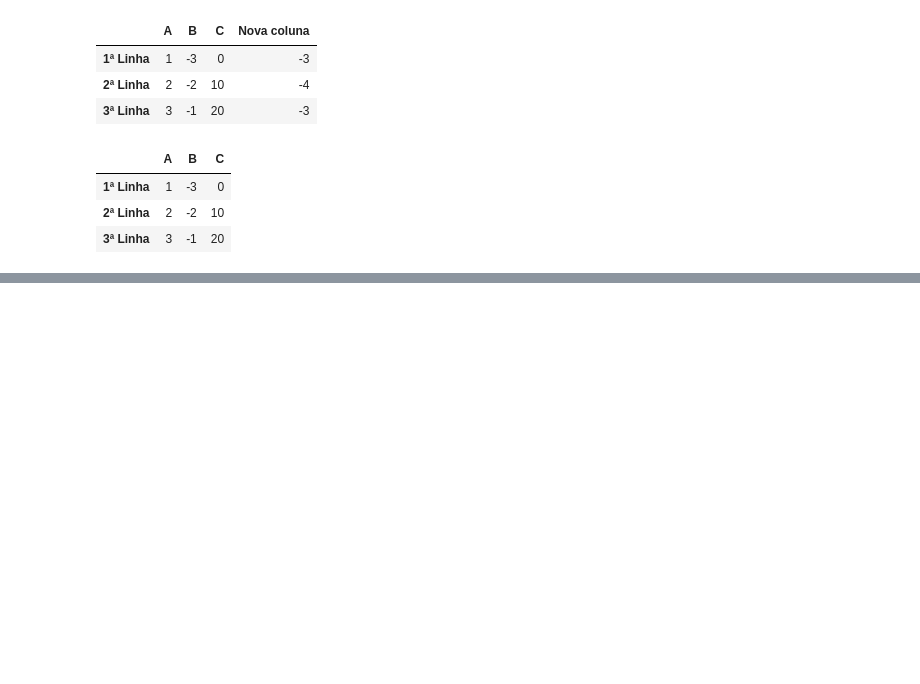
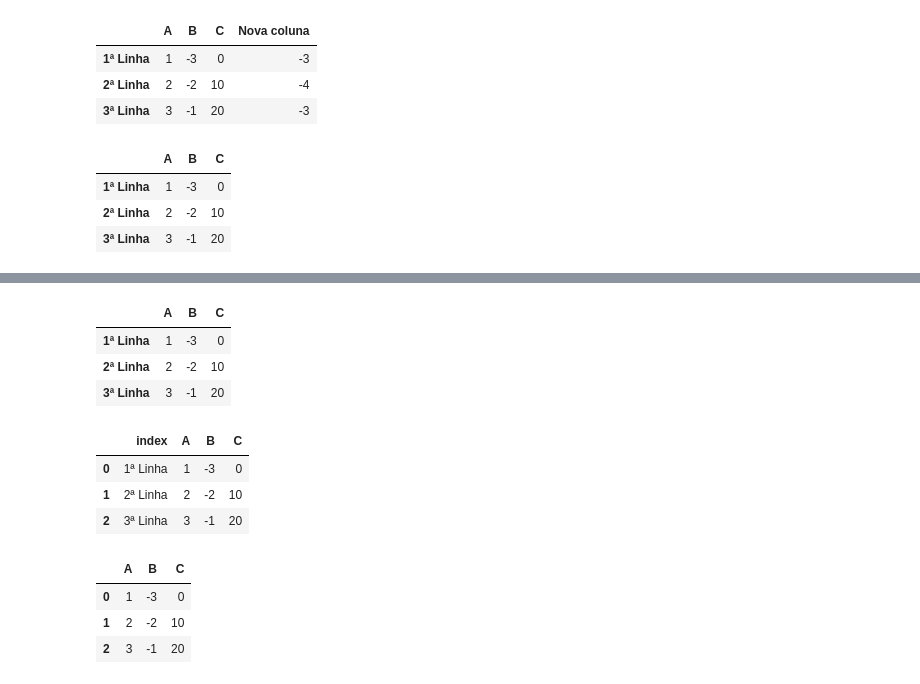
Before and after one commit to danielvieira95/Inteligencia_Artificial_2025, a Jupyter notebook: Turma-A/aula02/codigo.ipynb, the cells around one changed output, grey strips where cells are left out. Saved outputs shown, nothing was run; the diff lists cells and outputs as text; code cells hidden in the pictures; blank space fills up the shorter version.

```diff
--- a/Turma-A/aula02/codigo.ipynb
+++ b/Turma-A/aula02/codigo.ipynb
@@ -104,0 +223,17 @@ Dataframe_01
+# %%
+Dataframe_01
+# %% [output]
+|  | A | B | C |
+| 1ª Linha | 1 | -3 | 0 |
+| 2ª Linha | 2 | -2 | 10 |
+| 3ª Linha | 3 | -1 | 20 |
+# %%
+# Resetando o index do Dataframe de forma definitiva
+Dataframe_01.reset_index(inplace= True) # reseta o index na base de dados original
+# %%
+Dataframe_01
+# %% [output]
+|  | index | A | B | C |
+| 0 | 1ª Linha | 1 | -3 | 0 |
+| 1 | 2ª Linha | 2 | -2 | 10 |
+| 2 | 3ª Linha | 3 | -1 | 20 |
@@ -104,0 +243,7 @@ Dataframe_01
+# %%
+Dataframe_01
+# %% [output]
+|  | A | B | C |
+| 0 | 1 | -3 | 0 |
+| 1 | 2 | -2 | 10 |
+| 2 | 3 | -1 | 20 |
```
Also changed, not shown: parts of 18 cells of this notebook.
